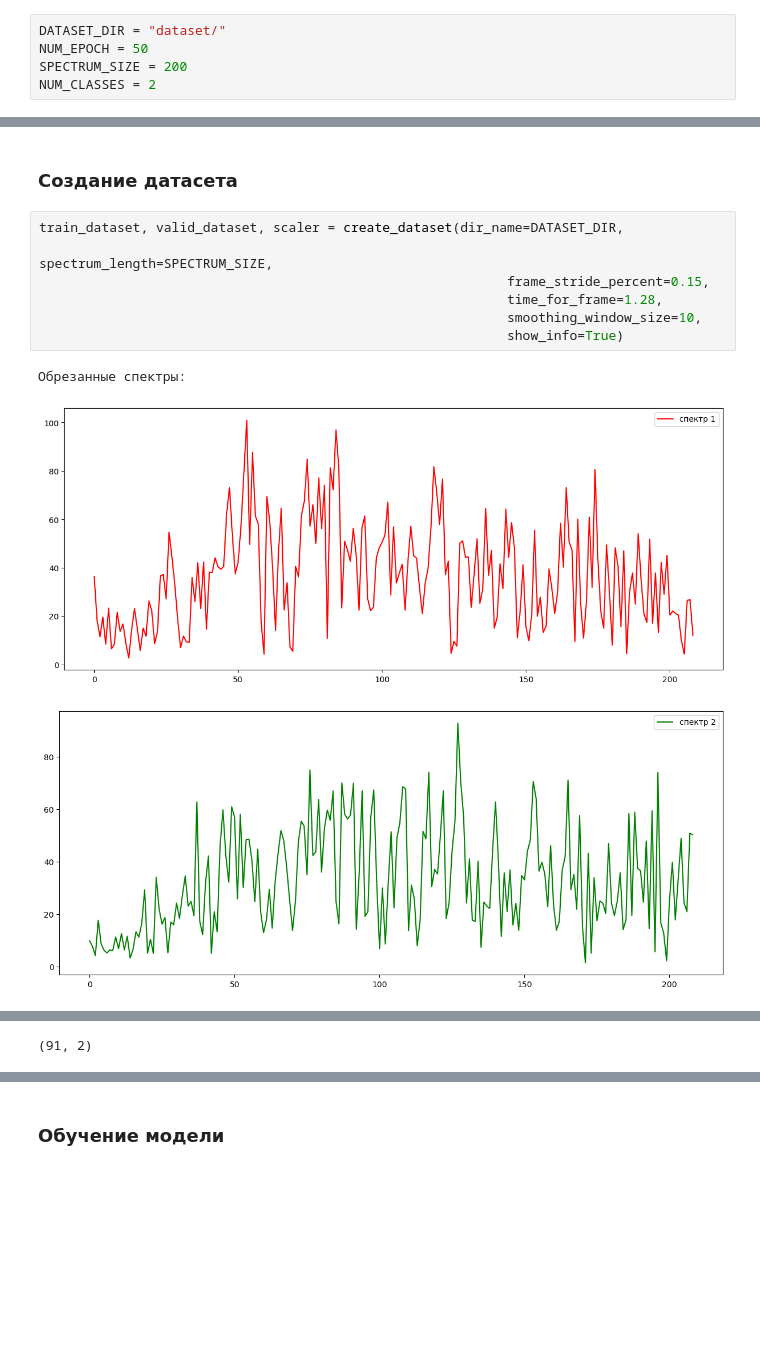
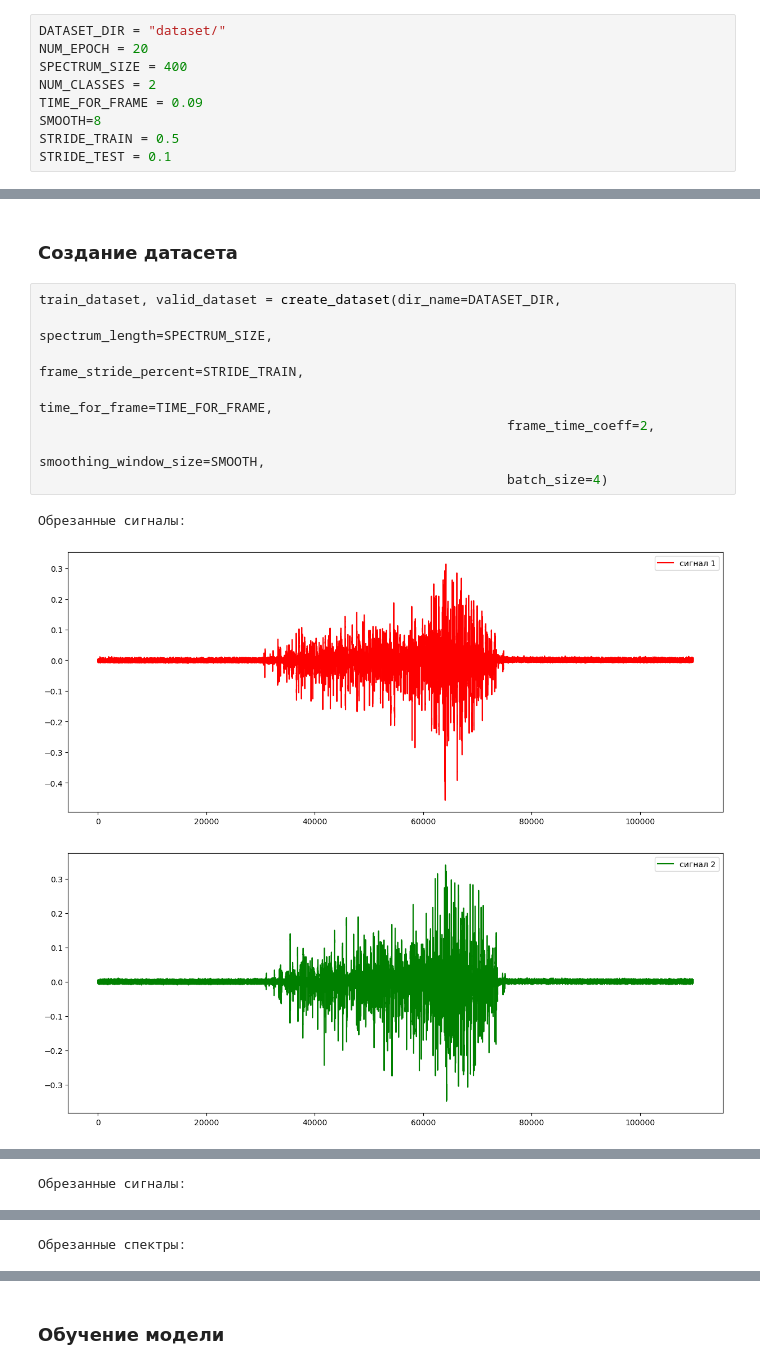
Before and after one commit to Fierce-Eagle/Diplom, a Jupyter notebook: Untitled.ipynb, the cells around one changed output, grey strips where cells are left out. Saved outputs shown, nothing was run; the diff lists cells and outputs as text; blank space fills up the shorter version.

```diff
--- a/Untitled.ipynb
+++ b/Untitled.ipynb
@@ -24,21 +24,26 @@ using device: cpu
 ## Гиперпараметры
 # %%
 DATASET_DIR = "dataset/"
-NUM_EPOCH = 50
-SPECTRUM_SIZE = 200
+NUM_EPOCH = 20
+SPECTRUM_SIZE = 400
 NUM_CLASSES = 2
+TIME_FOR_FRAME = 0.09
+SMOOTH=8
+STRIDE_TRAIN = 0.5
+STRIDE_TEST = 0.1
 # %% [markdown]
 ## Классификация
 # %% [markdown]
 ### Создание датасета
 # %%
-train_dataset, valid_dataset, scaler = create_dataset(dir_name=DATASET_DIR,
+train_dataset, valid_dataset = create_dataset(dir_name=DATASET_DIR,
                                                             spectrum_length=SPECTRUM_SIZE,
-                                                            frame_stride_percent=0.15,
-                                                            time_for_frame=1.28,
-                                                            smoothing_window_size=10,
-                                                            show_info=True)
+                                                            frame_stride_percent=STRIDE_TRAIN,
+                                                            time_for_frame=TIME_FOR_FRAME,
+                                                            frame_time_coeff=2,
+                                                            smoothing_window_size=SMOOTH,
+                                                            batch_size=4)
 # %% [output]
-Обрезанные спектры:
+Обрезанные сигналы:
-[figure, old version]
+[figure, new version]
-[figure, old version]
+[figure, new version]
@@ -46 +51 @@ train_dataset, valid_dataset, scaler = create_dataset(dir_name=DATASET_DIR,
-(91, 2)
+Обрезанные сигналы:
@@ -46,0 +55 @@ train_dataset, valid_dataset, scaler = create_dataset(dir_name=DATASET_DIR,
+Обрезанные спектры:
```
Also changed, not shown: parts of 14 cells of this notebook, 4 other files.
